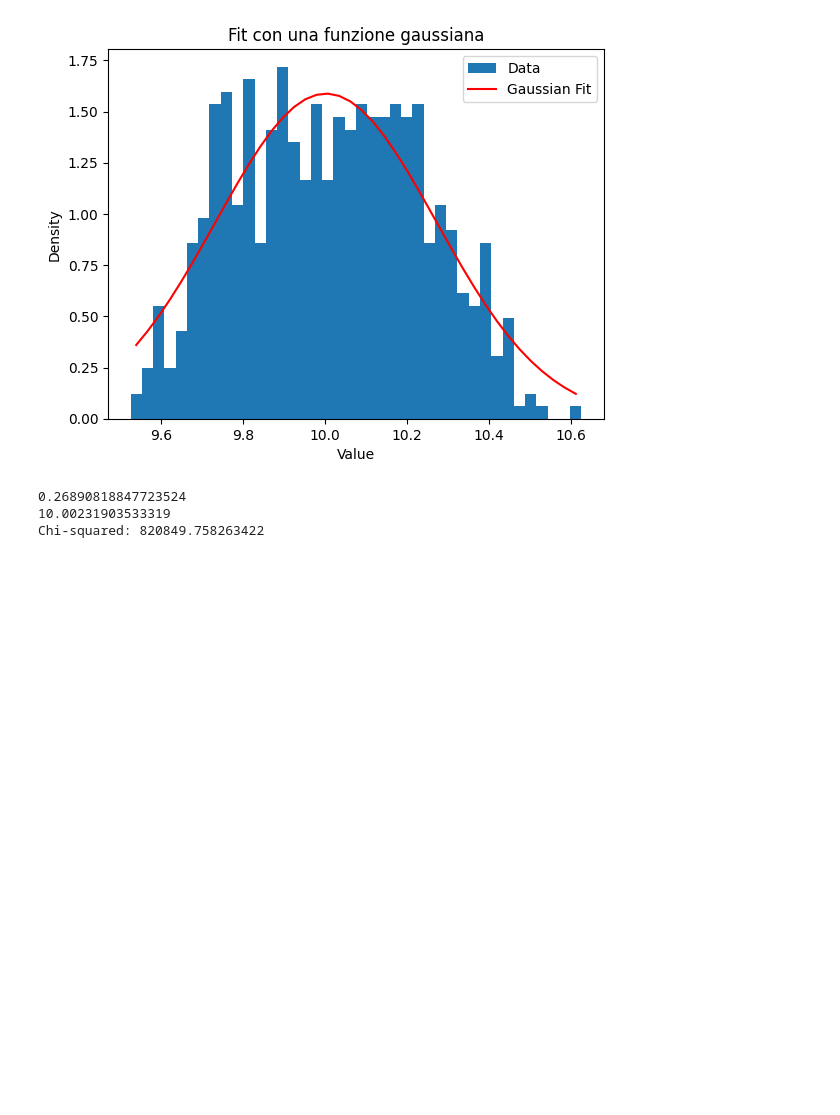
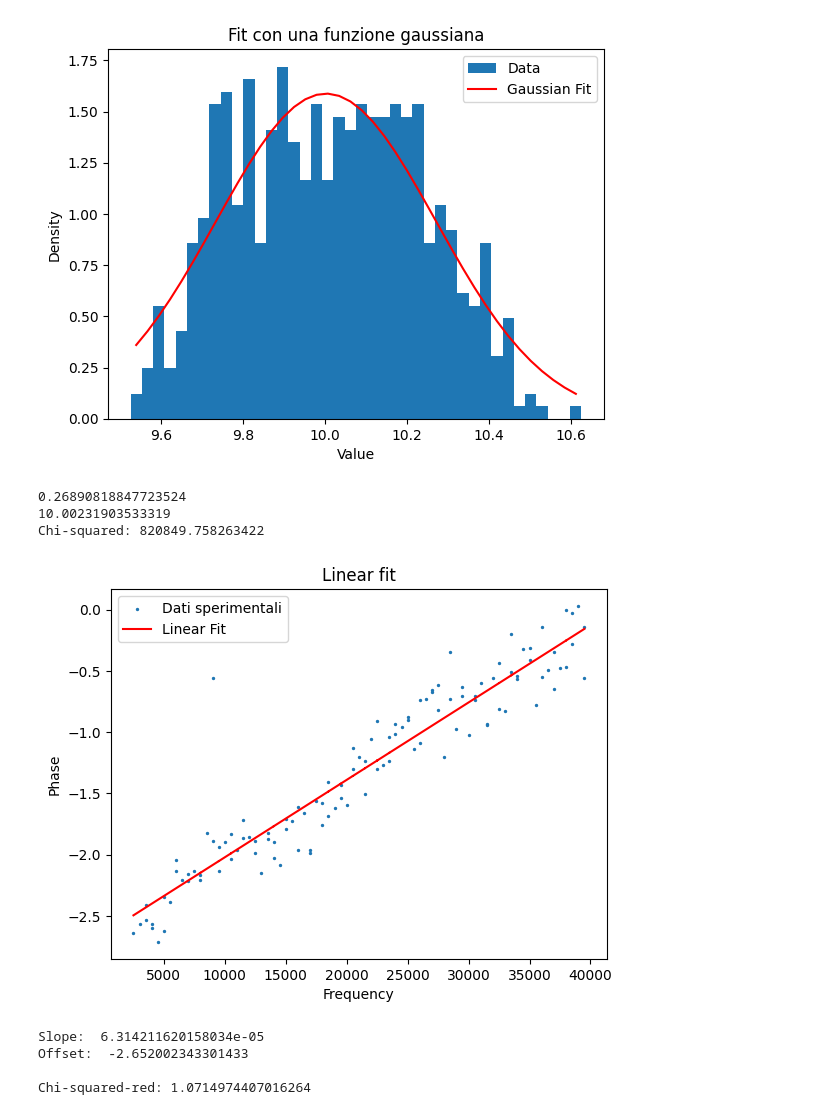
Before and after one commit to giovi-chan/laboratorio2-circuiti, a Jupyter notebook: errori/errori fase/err_fase.ipynb, the cells around one changed output. Cells and saved outputs as stored; diff of their text form; code cells hidden in the pictures; blank space fills up the shorter version.

```diff
--- a/errori/errori fase/err_fase.ipynb
+++ b/errori/errori fase/err_fase.ipynb
@@ -360,3 +360,76 @@ print("Chi-squared:", chi_squared)
 0.26890818847723524
 10.00231903533319
 Chi-squared: 820849.758263422
+# %%
+import numpy as np
+import matplotlib.pyplot as plt
+from scipy.optimize import curve_fit
+
+
+# Aprire il file in modalità di lettura
+with open('err_sis V_S.txt', 'r') as file:
+    # Leggere tutte le righe del file
+    lines = file.readlines()
+
+# Inizializzare le liste per memorizzare i dati
+x_values = []
+y_values = []
+
+# Iterare attraverso le righe e estrarre i dati
+for line in lines:
+    # Dividere la riga in base agli spazi
+    parts = line.split()
+    # Convertire i valori in numeri reali e aggiungerli alle rispettive liste
+    x_values.append(float(parts[0]))
+    y_values.append(float(parts[1]))
+
+# for i, y in enumerate(y_values):
+#     if y < 0:
+#         y_values[i] += 360
+
+# Converti x_values in un array numpy
+
+# Definire la funzione lineare di fit
+def linear(x, a, b):
+    return a*x +b
+
+# Esegui il fit della retta
+param_bounds = ([0, -10], [1, 1])
+popt, pcov = curve_fit(linear, x_values, y_values, bounds=param_bounds, maxfev =70000)
+
+
+
+# Estrai i parametri ottimizzati
+slope_fit, offset_fit = popt
+
+# Visualizza i dati e il fit
+
+plt.scatter(x_values, y_values, s= 2, label='Dati sperimentali')
+
+x_values = np.array(x_values)
+
+plt.plot(x_values, linear(x_values, *popt), color='red', label='Linear Fit')
+plt.xlabel('Frequency')
+plt.ylabel('Phase')
+plt.title('Linear fit')
+plt.legend()
+plt.show()
+
+# Calcola i valori predetti dal modello ai punti x_values
+y_predicted = linear(x_values, *popt)
+
+# Calcola l'errore associato a ciascun punto (puoi usare la deviazione standard dei dati)
+errors = np.array([0.23] * len(y_values))
+
+# Calcola il chi-quadro
+chi_squared = np.sum(((y_values - y_predicted) / errors)**2)/114.
+
+print ('Slope: ', slope_fit, '\nOffset: ', offset_fit)
+
+print("\nChi-squared-red:", chi_squared)
+# %% [output]
+[figure, added]
+Slope:  6.314211620158034e-05
+Offset:  -2.652002343301433
+
+Chi-squared-red: 1.0714974407016264
```
Also changed, not shown: parts of 4 cells of this notebook, 17 other files.
